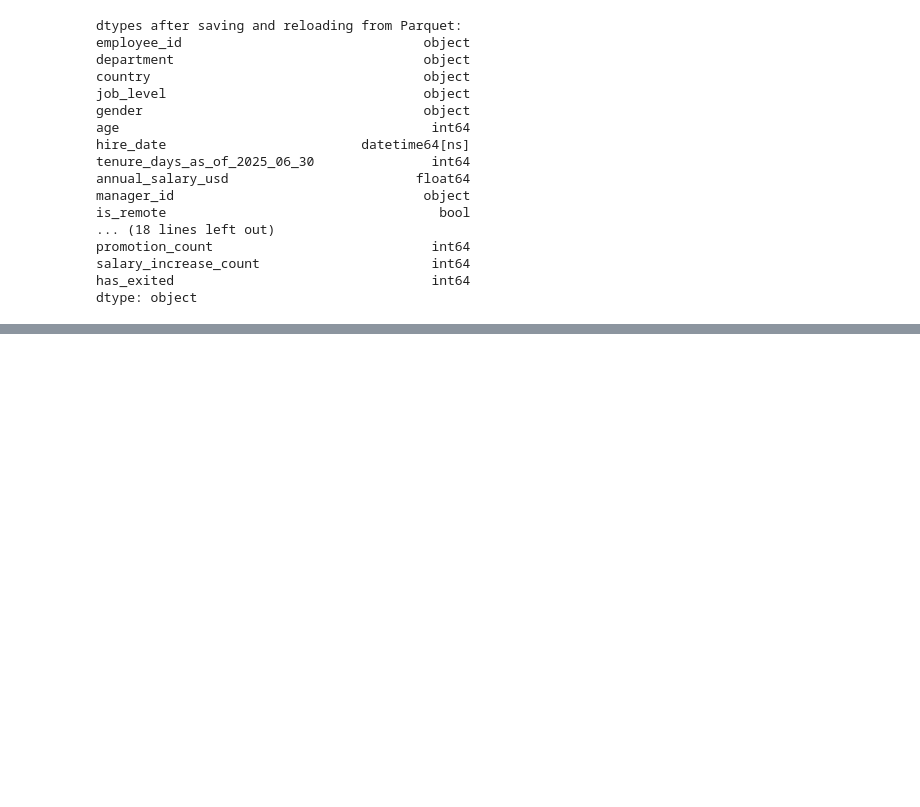
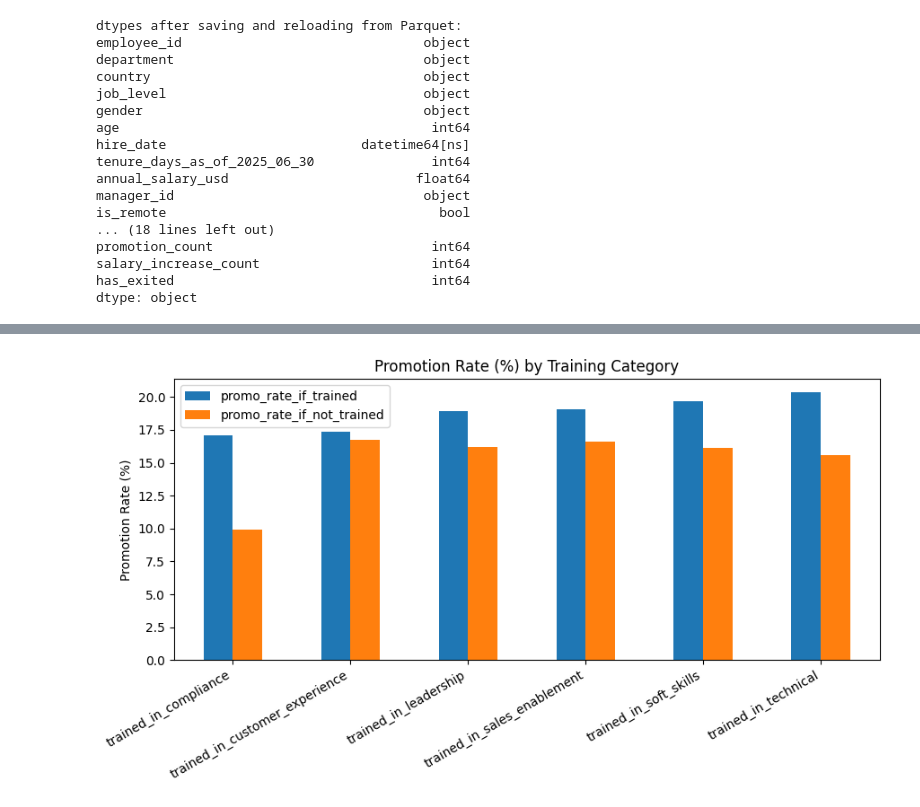
Before and after one commit to Sara-xv/Meridian-Group, a Jupyter notebook: EDA.ipynb, the cells around one changed output, grey strips where cells are left out. Cells and saved outputs as stored; diff of their text form; code cells hidden in the pictures; blank space fills up the shorter version.

```diff
--- a/EDA.ipynb
+++ b/EDA.ipynb
@@ -31,0 +150,17 @@ OptionError: "No such keys(s): 'display.column'"
+# %%
+print("=" * 70)
+print("4) Promotion Rate (promotion_count > 0) by Training Category")
+print("=" * 70)
+
+data["was_promoted"] = data["promotion_count"] > 0
+category_cols = [c for c in data.columns if c.startswith("trained_in_")]
+
+promo_by_category = {}
+for col in category_cols:
+    sub = data.groupby(col)["was_promoted"].mean()
+    promo_by_category[col] = {
+        "promo_rate_if_trained": round(sub.get(1, float("nan")) * 100, 2),
+        "promo_rate_if_not_trained": round(sub.get(0, float("nan")) * 100, 2),
+    }
+promo_df = pd.DataFrame(promo_by_category).T
+promo_df
@@ -31,0 +178,9 @@ OptionError: "No such keys(s): 'display.column'"
+# %%
+fig, ax = plt.subplots(figsize=(9, 5))
+promo_df.plot(kind="bar", ax=ax)
+ax.set_title("Promotion Rate (%) by Training Category")
+ax.set_ylabel("Promotion Rate (%)")
+plt.xticks(rotation=30, ha="right")
+plt.tight_layout()
+# %% [output]
+[figure, added]
```
Also changed, not shown: parts of 12 cells of this notebook, 1 other file.
